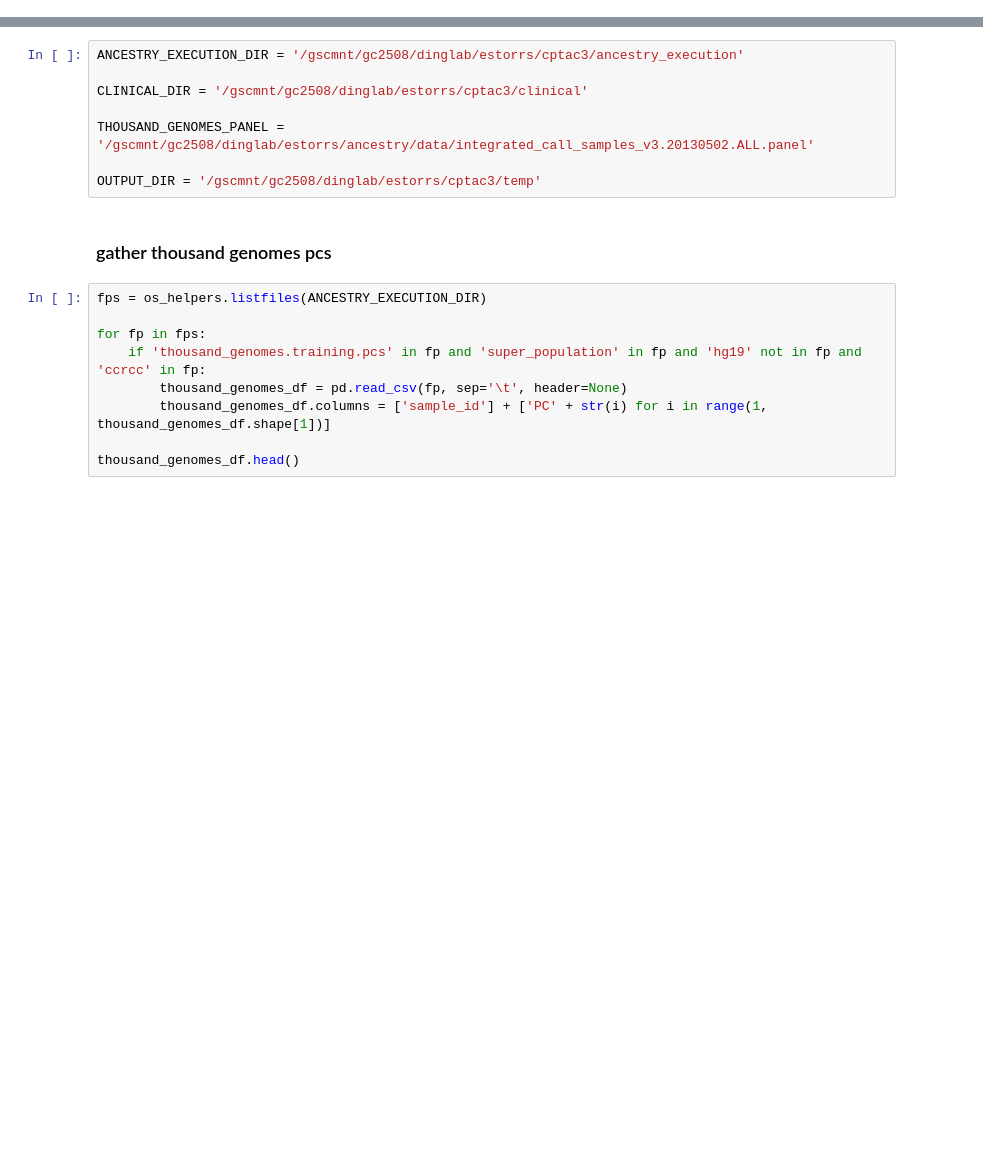
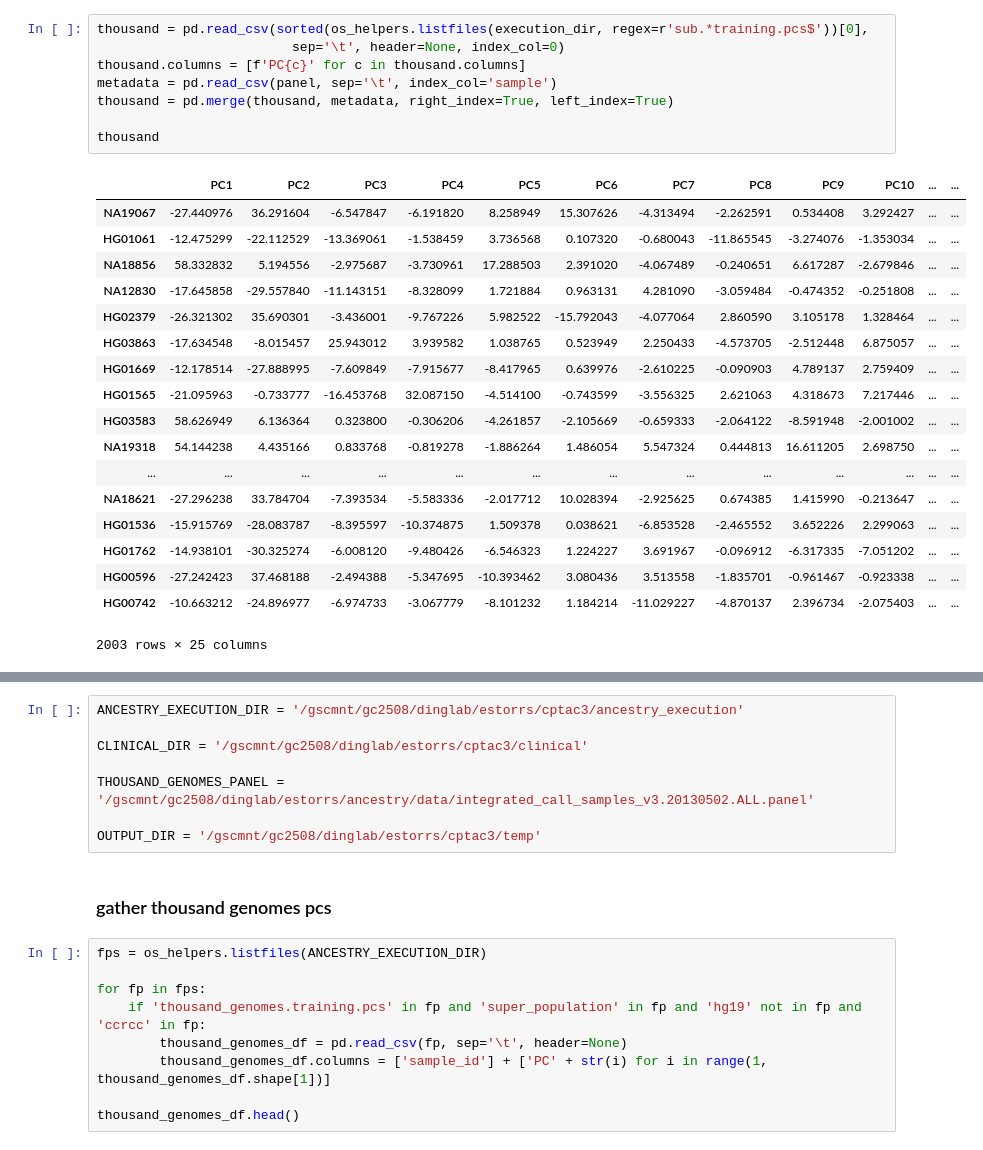
Before and after one commit to ding-lab/ancestry, a Jupyter notebook: notebooks/CPTAC3_analysis.ipynb, the cells around one changed output, grey strips where cells are left out. Cells and saved outputs as stored; diff of their text form; blank space fills up the shorter version.

```diff
--- a/notebooks/CPTAC3_analysis.ipynb
+++ b/notebooks/CPTAC3_analysis.ipynb
@@ -13,0 +60,27 @@ import mgitools.os_helpers as os_helpers
+# %%
+thousand = pd.read_csv(sorted(os_helpers.listfiles(execution_dir, regex=r'sub.*training.pcs$'))[0],
+                         sep='\t', header=None, index_col=0)
+thousand.columns = [f'PC{c}' for c in thousand.columns]
+metadata = pd.read_csv(panel, sep='\t', index_col='sample')
+thousand = pd.merge(thousand, metadata, right_index=True, left_index=True)
+
+thousand
+# %% [output]
+|  | PC1 | PC2 | PC3 | PC4 | PC5 | PC6 | PC7 | PC8 | PC9 | PC10 | ... | ... |
+| NA19067 | -27.440976 | 36.291604 | -6.547847 | -6.191820 | 8.258949 | 15.307626 | -4.313494 | -2.262591 | 0.534408 | 3.292427 | ... | ... |
+| HG01061 | -12.475299 | -22.112529 | -13.369061 | -1.538459 | 3.736568 | 0.107320 | -0.680043 | -11.865545 | -3.274076 | -1.353034 | ... | ... |
+| NA18856 | 58.332832 | 5.194556 | -2.975687 | -3.730961 | 17.288503 | 2.391020 | -4.067489 | -0.240651 | 6.617287 | -2.679846 | ... | ... |
+| NA12830 | -17.645858 | -29.557840 | -11.143151 | -8.328099 | 1.721884 | 0.963131 | 4.281090 | -3.059484 | -0.474352 | -0.251808 | ... | ... |
+| HG02379 | -26.321302 | 35.690301 | -3.436001 | -9.767226 | 5.982522 | -15.792043 | -4.077064 | 2.860590 | 3.105178 | 1.328464 | ... | ... |
+| HG03863 | -17.634548 | -8.015457 | 25.943012 | 3.939582 | 1.038765 | 0.523949 | 2.250433 | -4.573705 | -2.512448 | 6.875057 | ... | ... |
+| HG01669 | -12.178514 | -27.888995 | -7.609849 | -7.915677 | -8.417965 | 0.639976 | -2.610225 | -0.090903 | 4.789137 | 2.759409 | ... | ... |
+| HG01565 | -21.095963 | -0.733777 | -16.453768 | 32.087150 | -4.514100 | -0.743599 | -3.556325 | 2.621063 | 4.318673 | 7.217446 | ... | ... |
+| HG03583 | 58.626949 | 6.136364 | 0.323800 | -0.306206 | -4.261857 | -2.105669 | -0.659333 | -2.064122 | -8.591948 | -2.001002 | ... | ... |
+| NA19318 | 54.144238 | 4.435166 | 0.833768 | -0.819278 | -1.886264 | 1.486054 | 5.547324 | 0.444813 | 16.611205 | 2.698750 | ... | ... |
+| ... | ... | ... | ... | ... | ... | ... | ... | ... | ... | ... | ... | ... |
+| NA18621 | -27.296238 | 33.784704 | -7.393534 | -5.583336 | -2.017712 | 10.028394 | -2.925625 | 0.674385 | 1.415990 | -0.213647 | ... | ... |
+| HG01536 | -15.915769 | -28.083787 | -8.395597 | -10.374875 | 1.509378 | 0.038621 | -6.853528 | -2.465552 | 3.652226 | 2.299063 | ... | ... |
+| HG01762 | -14.938101 | -30.325274 | -6.008120 | -9.480426 | -6.546323 | 1.224227 | 3.691967 | -0.096912 | -6.317335 | -7.051202 | ... | ... |
+| HG00596 | -27.242423 | 37.468188 | -2.494388 | -5.347695 | -10.393462 | 3.080436 | 3.513558 | -1.835701 | -0.961467 | -0.923338 | ... | ... |
+| HG00742 | -10.663212 | -24.896977 | -6.974733 | -3.067779 | -8.101232 | 1.184214 | -11.029227 | -4.870137 | 2.396734 | -2.075403 | ... | ... |
+2003 rows × 25 columns
```
Also changed, not shown: parts of 7 cells of this notebook, 3 other files.
